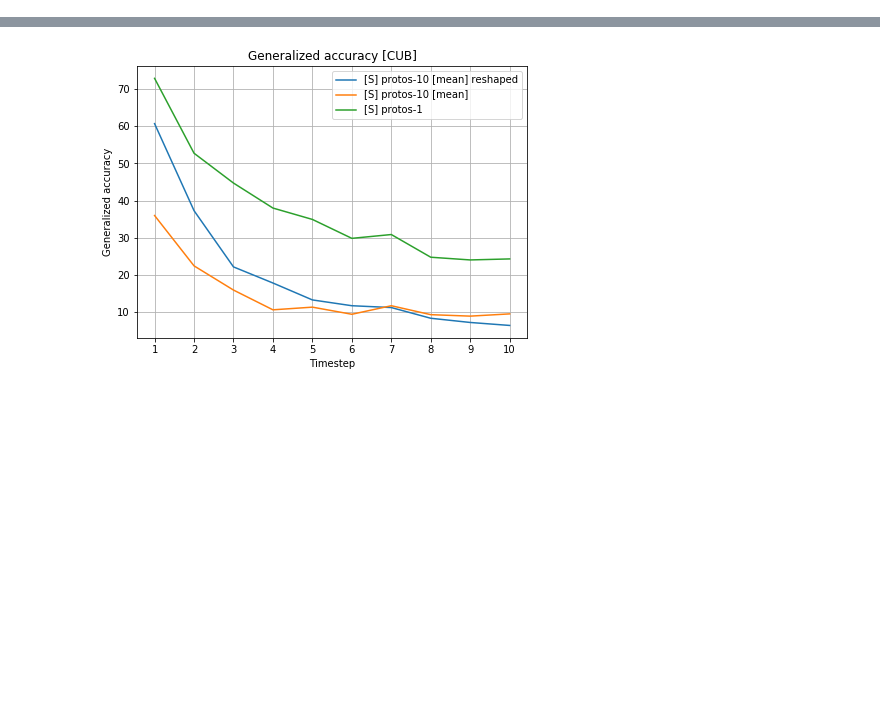
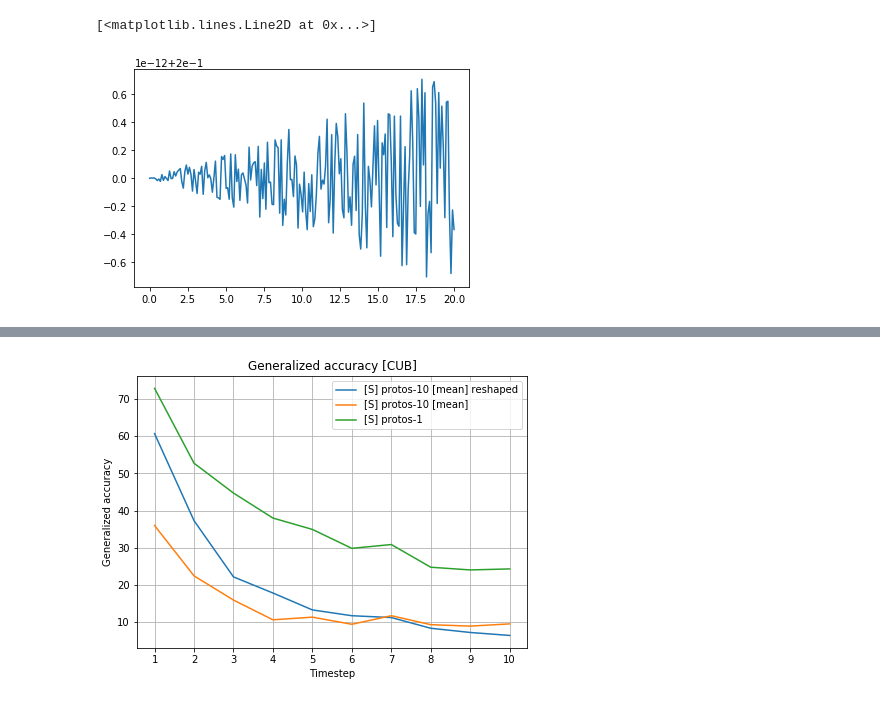
Before and after one commit to universome/class-norm, a Jupyter notebook: notebooks/visualization.ipynb, the cells around one changed output, grey strips where cells are left out. Drawn from its saved outputs; the diff is of its cells as text; code cells hidden in the pictures; blank space fills up the shorter version.

Commit message:
feat: logits cooling

```diff
--- a/notebooks/visualization.ipynb
+++ b/notebooks/visualization.ipynb
@@ -125,0 +34,51 @@ class_splits = {m: [np.load(f'{experiments_dir}/{e}/custom_data/class_splits.npy
+# %%
+from scipy.optimize import bisect
+import numpy as np
+logits = np.random.rand(5) * 5
+# logits = np.array([2.995546,  2.9956727, 2.9956117, 2.9954891, 2.995455,  2.9955542, 2.9955847, 2.995607])
+
+def compute_optimal_temperature(logits, target_entropy_val: float):
+    optimal_scalers = []
+
+    # Finding sequentially (for now)
+    for ls in logits:
+        # print('Logits:', ls.tolist())
+        def func(scale: float):
+            return entropy_for_logits(ls, scale) - target_entropy_val
+
+        scale = bisect(func, 1e-12, 1e+12)
+
+        optimal_scalers.append(scale)
+
+    return optimal_scalers
+
+
+def entropy_for_logits(logits, *args):
+    return entropy(softmax(logits, *args))
+
+
+def softmax(values, scale=1):
+    raw_log_probs = np.array(values) * scale
+    raw_log_probs = raw_log_probs - raw_log_probs.max()
+    raw_probs = np.exp(raw_log_probs)
+    probs = raw_probs / raw_probs.sum()
+
+    return probs
+
+
+def entropy(probs):
+    probs = np.array(probs)[np.array(probs) != 0]
+    return -(np.log(probs) * probs).sum()
+
+def linear_softmax(values, scale=1):
+    log_probs = values + values.min()
+    probs = log_probs / log_probs.sum()
+
+    return probs
+
+scales = np.linspace(0.001, 20, 200)
+values = [entropy(softmax(logits * s, compute_optimal_temperature([logits * s], 0.2))) for s in scales]
+plt.plot(scales, values)
+# %% [output]
+[<matplotlib.lines.Line2D at 0x...>]
+[figure, added]
```
Also changed, not shown: parts of 7 cells of this notebook, 3 other files.
